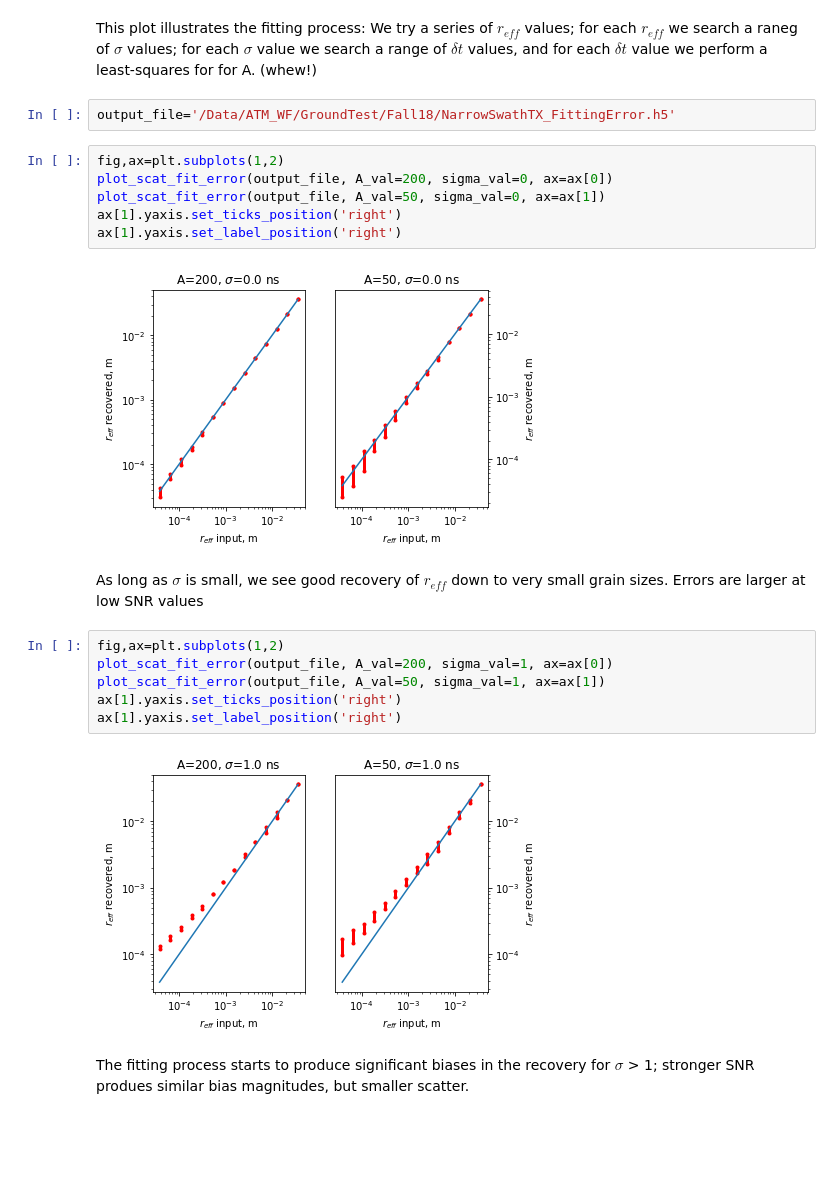
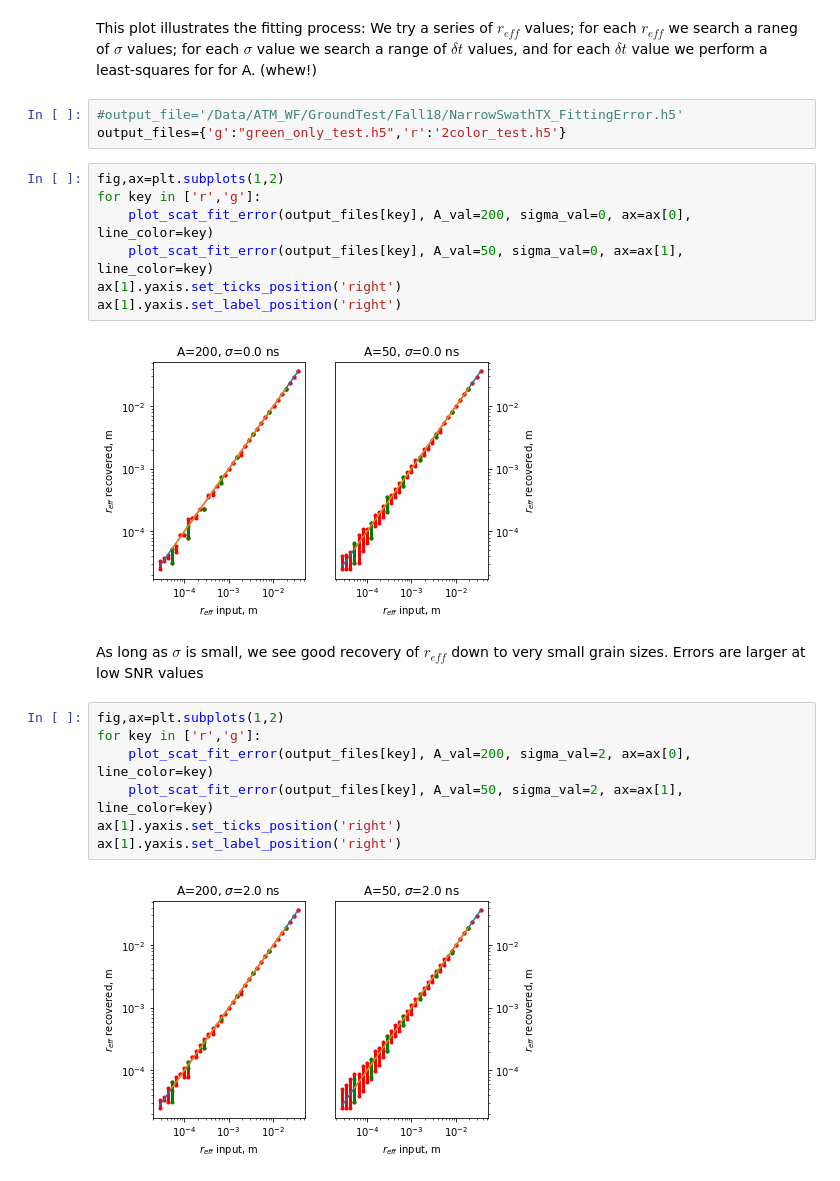
Before and after one commit to SmithB/ATM_waveform, a Jupyter notebook: subsurface_scat_fit_stats.ipynb, the cells around one changed output. Cells and saved outputs as stored; diff of their text form; blank space fills up the shorter version.

```diff
--- a/subsurface_scat_fit_stats.ipynb
+++ b/subsurface_scat_fit_stats.ipynb
@@ -99,24 +96,25 @@ Text(0, 0.5, 'misfit')
 # %% [markdown]
 This plot illustrates the fitting process: We try a series of $r_{eff}$ values; for each $r_{eff}$ we search a raneg of $\sigma$ values; for each $\sigma$ value we search a range of $\delta t$ values, and for each $\delta t$ value we perform a least-squares for for A.  (whew!)
 # %%
-output_file='/Data/ATM_WF/GroundTest/Fall18/NarrowSwathTX_FittingError.h5'
+#output_file='/Data/ATM_WF/GroundTest/Fall18/NarrowSwathTX_FittingError.h5'
+output_files={'g':"green_only_test.h5",'r':'2color_test.h5'}
 # %%
 fig,ax=plt.subplots(1,2)
-plot_scat_fit_error(output_file, A_val=200, sigma_val=0, ax=ax[0])
-plot_scat_fit_error(output_file, A_val=50, sigma_val=0, ax=ax[1])
+for key in ['r','g']:
+    plot_scat_fit_error(output_files[key], A_val=200, sigma_val=0, ax=ax[0], line_color=key)
+    plot_scat_fit_error(output_files[key], A_val=50, sigma_val=0, ax=ax[1], line_color=key)
 ax[1].yaxis.set_ticks_position('right')
 ax[1].yaxis.set_label_position('right')
 # %% [output]
-[figure, old version]
+[figure, new version]
 # %% [markdown]
 As long as $\sigma$ is small, we see good recovery of $r_{eff}$ down to very small grain sizes.  Errors are larger at low SNR values
 # %%
 fig,ax=plt.subplots(1,2)
-plot_scat_fit_error(output_file, A_val=200, sigma_val=1, ax=ax[0])
-plot_scat_fit_error(output_file, A_val=50, sigma_val=1, ax=ax[1])
+for key in ['r','g']:
+    plot_scat_fit_error(output_files[key], A_val=200, sigma_val=2, ax=ax[0], line_color=key)
+    plot_scat_fit_error(output_files[key], A_val=50, sigma_val=2, ax=ax[1], line_color=key)
 ax[1].yaxis.set_ticks_position('right')
 ax[1].yaxis.set_label_position('right')
 # %% [output]
-[figure, old version]
+[figure, new version]
-# %% [markdown]
-The fitting process starts to produce significant biases in the recovery for $\sigma$ > 1; stronger SNR produes similar bias magnitudes, but smaller scatter.
```
Also changed, not shown: parts of 9 cells of this notebook.
